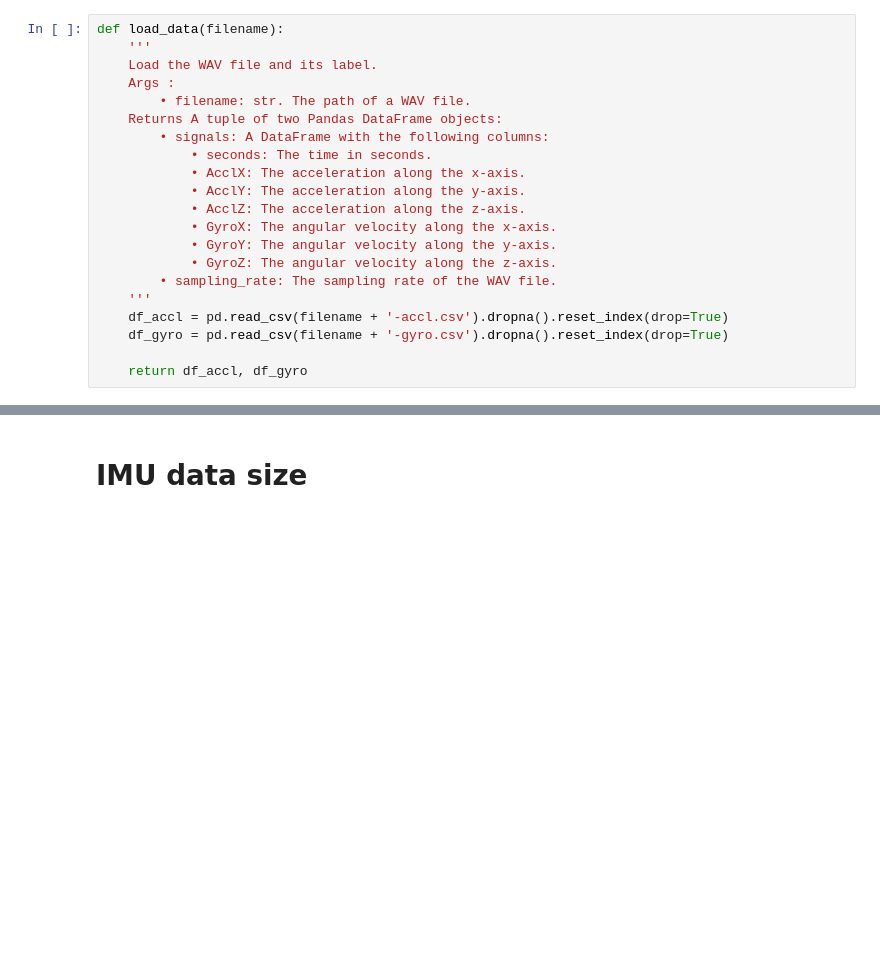
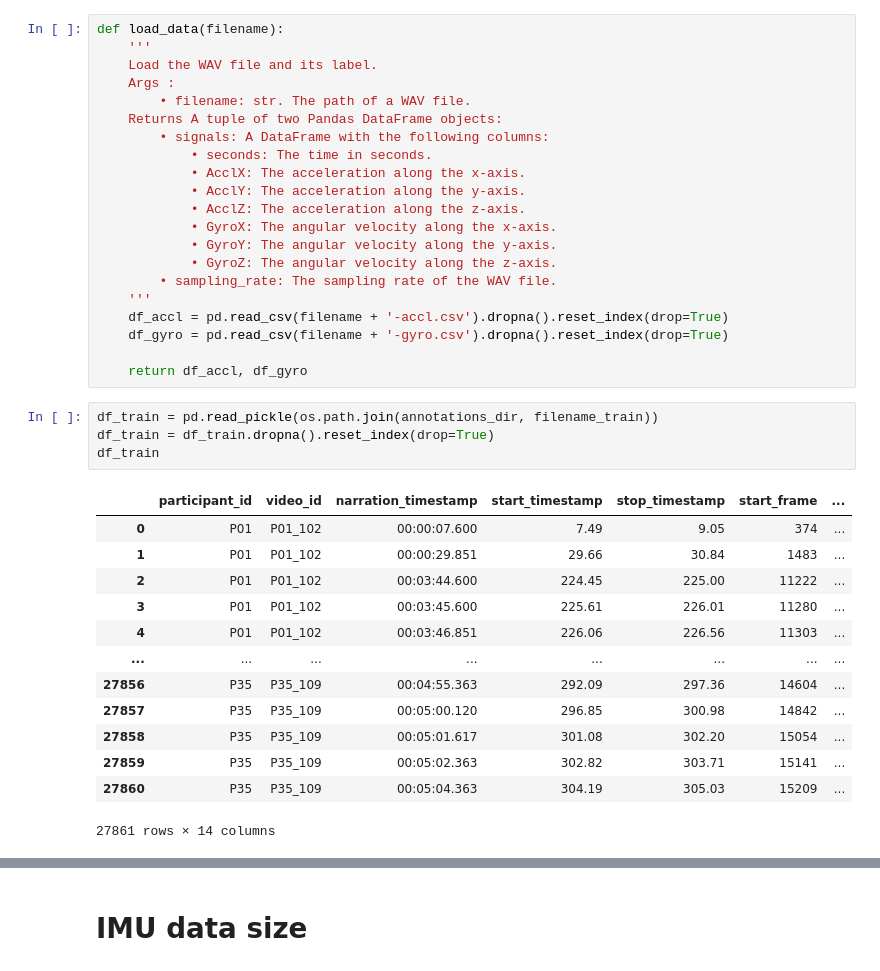
Before and after one commit to amir-goudarzi/IMU_testing, a Jupyter notebook: notebooks/investigate_dataset.ipynb, the cells around one changed output, grey strips where cells are left out. Saved outputs shown, nothing was run; the diff lists cells and outputs as text; blank space fills up the shorter version.

```diff
--- a/notebooks/investigate_dataset.ipynb
+++ b/notebooks/investigate_dataset.ipynb
@@ -46,3 +49,21 @@ def load_data(filename):
     df_gyro = pd.read_csv(filename + '-gyro.csv').dropna().reset_index(drop=True)
 
     return df_accl, df_gyro
+# %%
+df_train = pd.read_pickle(os.path.join(annotations_dir, filename_train))
+df_train = df_train.dropna().reset_index(drop=True)
+df_train
+# %% [output]
+|  | participant_id | video_id | narration_timestamp | start_timestamp | stop_timestamp | start_frame | ... |
+| 0 | P01 | P01_102 | 00:00:07.600 | 7.49 | 9.05 | 374 | ... |
+| 1 | P01 | P01_102 | 00:00:29.851 | 29.66 | 30.84 | 1483 | ... |
+| 2 | P01 | P01_102 | 00:03:44.600 | 224.45 | 225.00 | 11222 | ... |
+| 3 | P01 | P01_102 | 00:03:45.600 | 225.61 | 226.01 | 11280 | ... |
+| 4 | P01 | P01_102 | 00:03:46.851 | 226.06 | 226.56 | 11303 | ... |
+| ... | ... | ... | ... | ... | ... | ... | ... |
+| 27856 | P35 | P35_109 | 00:04:55.363 | 292.09 | 297.36 | 14604 | ... |
+| 27857 | P35 | P35_109 | 00:05:00.120 | 296.85 | 300.98 | 14842 | ... |
+| 27858 | P35 | P35_109 | 00:05:01.617 | 301.08 | 302.20 | 15054 | ... |
+| 27859 | P35 | P35_109 | 00:05:02.363 | 302.82 | 303.71 | 15141 | ... |
+| 27860 | P35 | P35_109 | 00:05:04.363 | 304.19 | 305.03 | 15209 | ... |
+27861 rows × 14 columns
```
Also changed, not shown: parts of 36 cells of this notebook, 59 other files.
